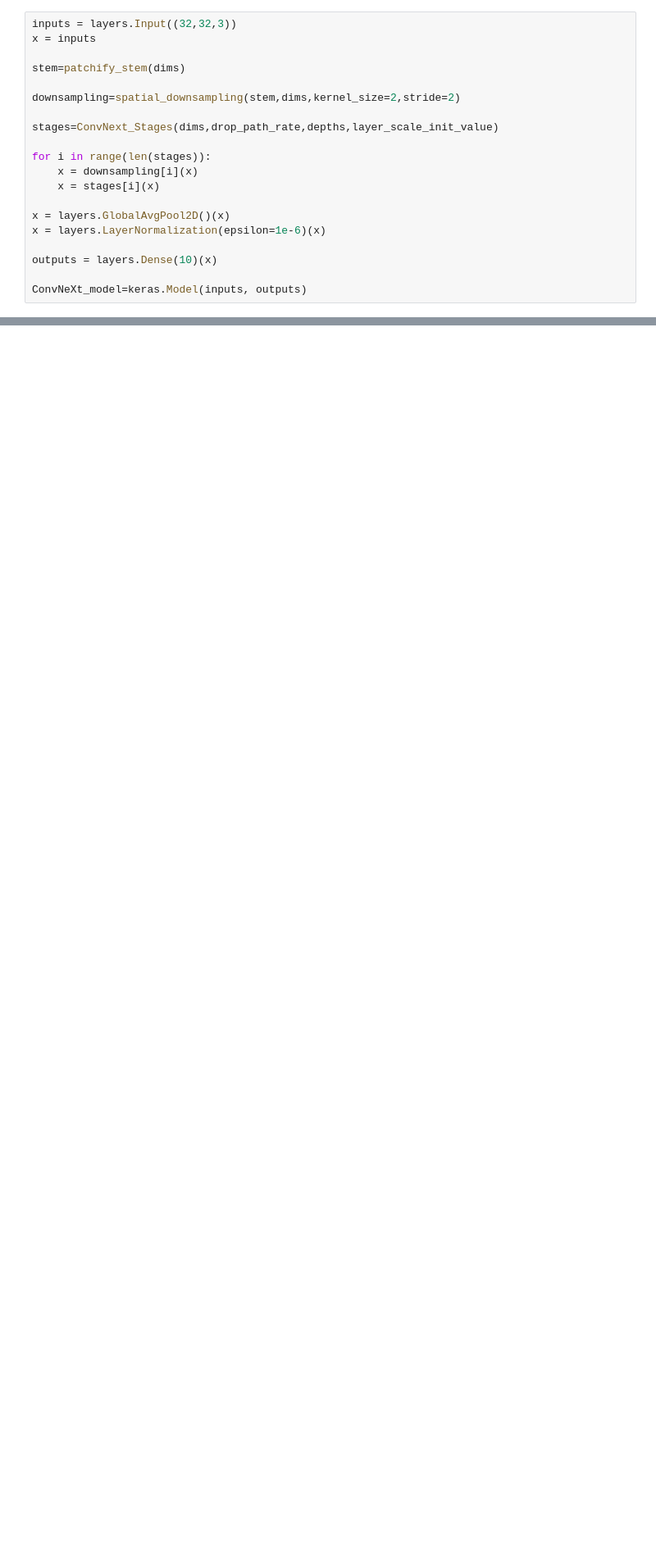
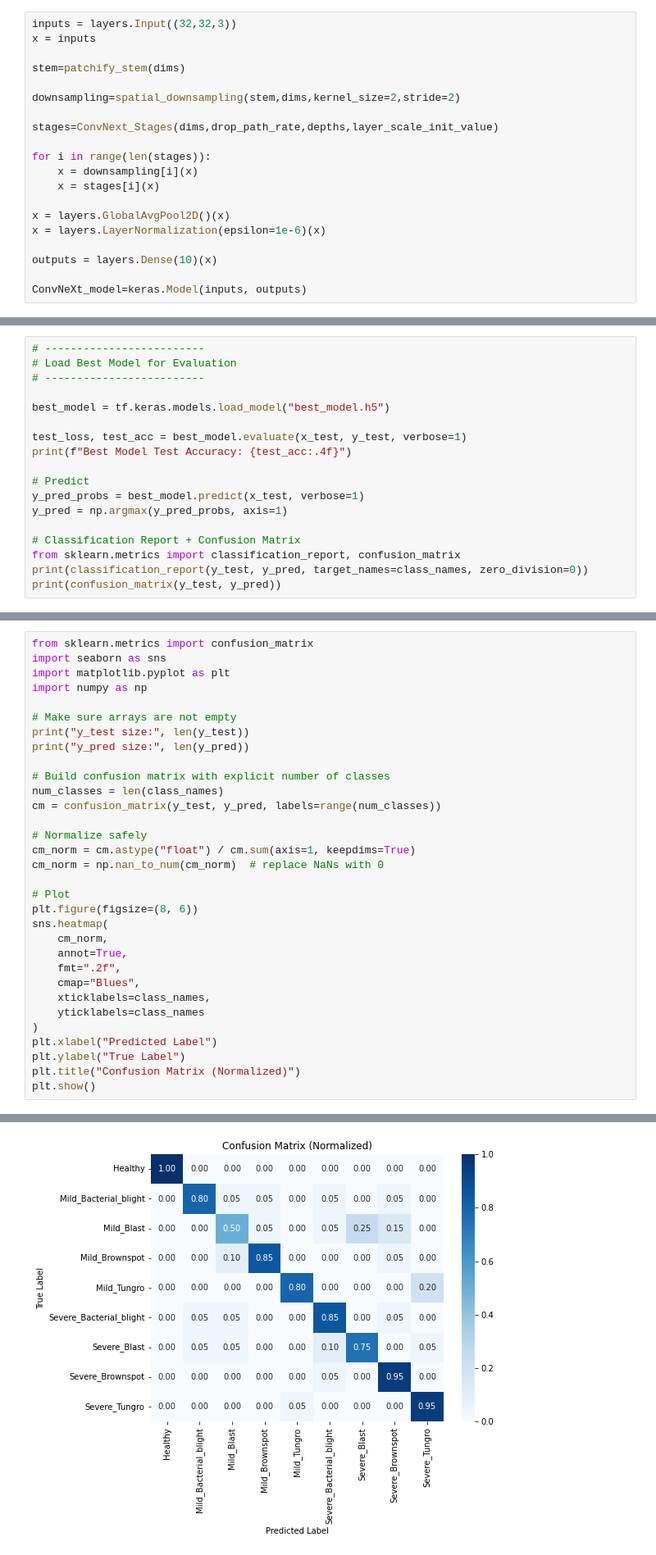
Before and after one commit to Pronoy-Deb/Research_Works, a Jupyter notebook: convnext-model.ipynb, the cells around one changed output, grey strips where cells are left out. Shown at 82% size. Saved outputs shown, nothing was run; the diff lists cells and outputs as text; blank space fills up the shorter version.

```diff
--- a/convnext-model.ipynb
+++ b/convnext-model.ipynb
@@ -498,0 +537,18 @@ plt.show()
+# %%
+# -------------------------
+# Load Best Model for Evaluation
+# -------------------------
+
+best_model = tf.keras.models.load_model("best_model.h5")
+
+test_loss, test_acc = best_model.evaluate(x_test, y_test, verbose=1)
+print(f"Best Model Test Accuracy: {test_acc:.4f}")
+
+# Predict
+y_pred_probs = best_model.predict(x_test, verbose=1)
+y_pred = np.argmax(y_pred_probs, axis=1)
+
+# Classification Report + Confusion Matrix
+from sklearn.metrics import classification_report, confusion_matrix
+print(classification_report(y_test, y_pred, target_names=class_names, zero_division=0))
+print(confusion_matrix(y_test, y_pred))
@@ -498,0 +573,33 @@ plt.show()
+# %%
+from sklearn.metrics import confusion_matrix
+import seaborn as sns
+import matplotlib.pyplot as plt
+import numpy as np
+
+# Make sure arrays are not empty
+print("y_test size:", len(y_test))
+print("y_pred size:", len(y_pred))
+
+# Build confusion matrix with explicit number of classes
+num_classes = len(class_names)
+cm = confusion_matrix(y_test, y_pred, labels=range(num_classes))
+
+# Normalize safely
+cm_norm = cm.astype("float") / cm.sum(axis=1, keepdims=True)
+cm_norm = np.nan_to_num(cm_norm)  # replace NaNs with 0
+
+# Plot
+plt.figure(figsize=(8, 6))
+sns.heatmap(
+    cm_norm,
+    annot=True,
+    fmt=".2f",
+    cmap="Blues",
+    xticklabels=class_names,
+    yticklabels=class_names
+)
+plt.xlabel("Predicted Label")
+plt.ylabel("True Label")
+plt.title("Confusion Matrix (Normalized)")
+plt.show()
+# %% [output]
@@ -499,3 +608,4 @@ plt.show()
+[figure, added]
 # %%
 def get_img_array(img, size=(128, 128)):
     img = tf.image.resize(img, size)
```
Also changed, not shown: parts of 15 cells of this notebook.
